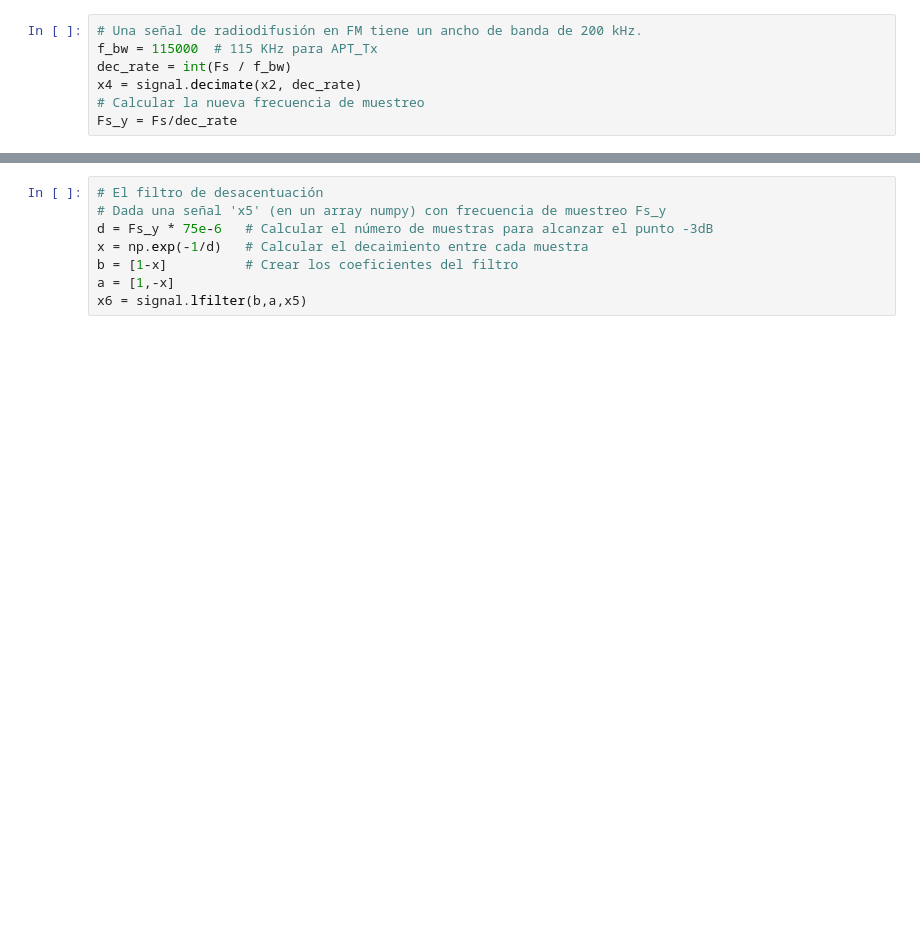
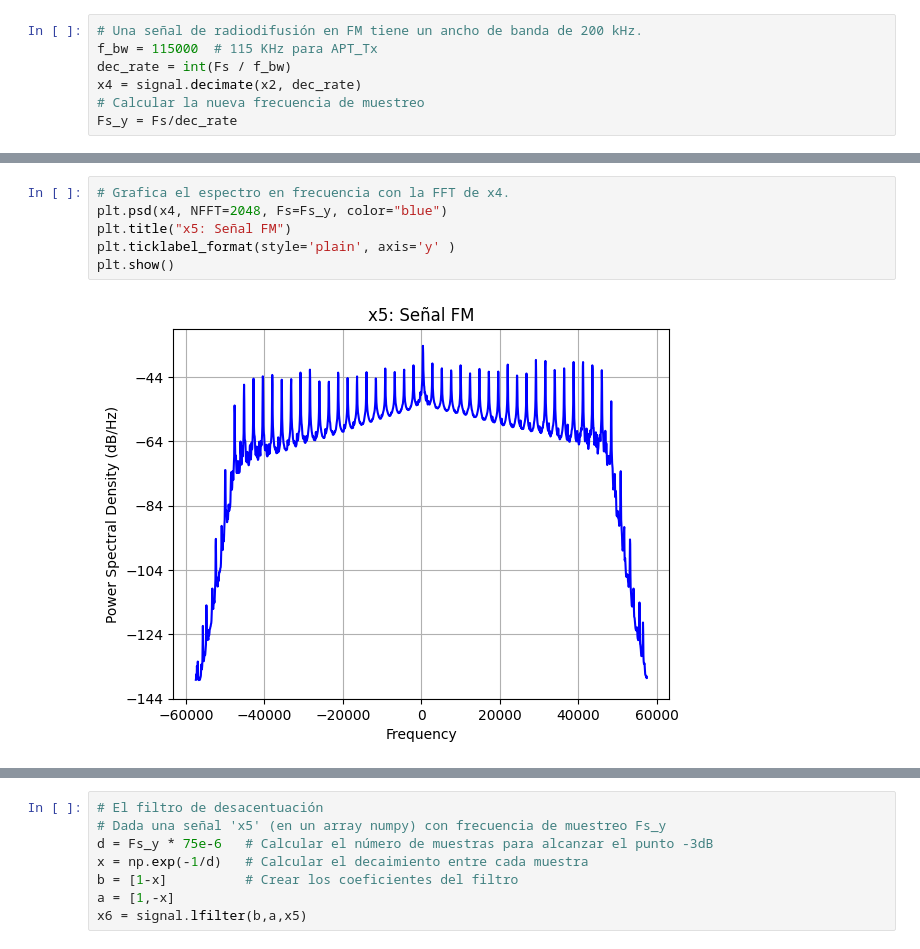
Before and after one commit to tcasaniv/APT-Rx, a Jupyter notebook: FM_Rx.ipynb, the cells around one changed output, grey strips where cells are left out. Cells and saved outputs as stored; diff of their text form; blank space fills up the shorter version.

```diff
--- a/FM_Rx.ipynb
+++ b/FM_Rx.ipynb
@@ -104 +111,9 @@ plt.show()
+# %%
+# Grafica el espectro en frecuencia con la FFT de x4.
+plt.psd(x4, NFFT=2048, Fs=Fs_y, color="blue")
+plt.title("x5: Señal FM")
+plt.ticklabel_format(style='plain', axis='y' )
+plt.show()
+# %% [output]
+[figure, added]
 # %%
```
Also changed, not shown: parts of 16 cells of this notebook.
